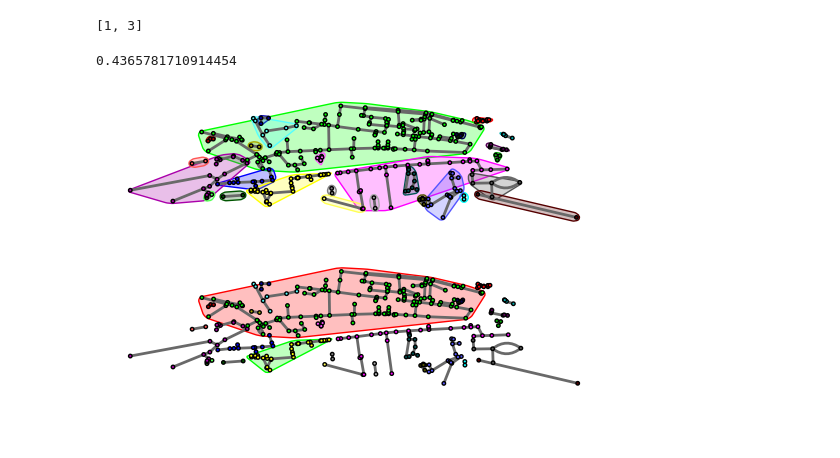
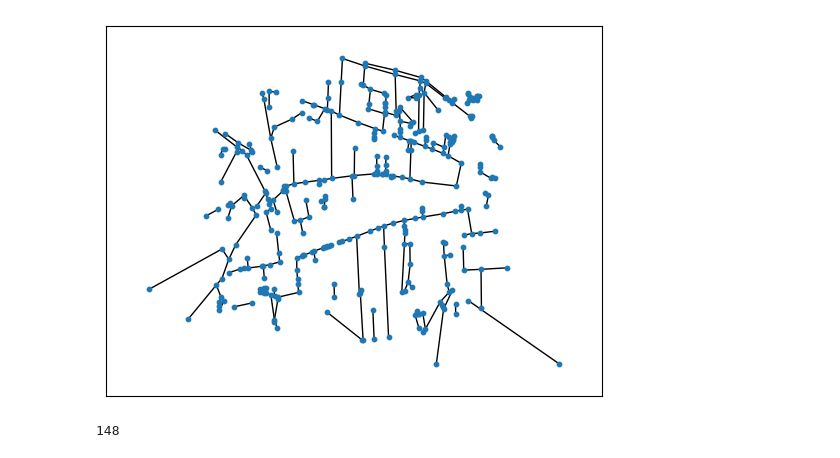
Before and after one commit to jxnw/cycle-routes, a Jupyter notebook: notebooks/filtered_small_map.ipynb, the cells around one changed output. Cells and saved outputs as stored; diff of their text form; code cells hidden in the pictures; blank space fills up the shorter version.

Commit message:
Replace igraph with networkx

```diff
--- a/notebooks/filtered_small_map.ipynb
+++ b/notebooks/filtered_small_map.ipynb
@@ -91,2 +72,2 @@ print(len(all_nodes))
 # %%
-layout = [(float(node.lon), float(node.lat)) for node in all_nodes]
+layout = {node.id: (float(node.lon), float(node.lat)) for node in all_nodes}
@@ -132,23 +74,6 @@ len(sorted_components[0][1])
-# %%
-# index of largest and second largest components
-max_indices = [sorted_components[0][0], sorted_components[1][0]]
-max_indices
-# %% [output]
-[1, 3]
-# %%
-# proportion of nodes covered by the largest component
-len(sorted_components[0][1]) / len(all_nodes)
-# %% [output]
-0.4365781710914454
-# %%
-fig, ax = plt.subplots()
-ig.plot(components, target=ax, layout=layout, vertex_size=0.0002, bbox=(800,400), mark_groups=True)
-plt.show()
-# %% [output]
-[figure, removed]
-# %%
-fig, ax = plt.subplots()
-ig.plot(components, target=ax, layout=layout, vertex_size=0.0002, bbox=(800,400), mark_groups=max_indices)
-plt.show()
-# %% [output]
-[figure, removed]
+# %%
+G = nx.Graph(edges)
+# %%
+nx.draw_networkx(G, pos=layout, with_labels=False, node_size=10)
+# %% [output]
+[figure, added]
@@ -154,0 +92,5 @@ plt.show()
+# %%
+sorted_groups = sorted(nx.connected_components(G), key=lambda g: group_area(g, layout), reverse=True)
+len(sorted_groups[0])
+# %% [output]
+148
```
Also changed, not shown: parts of 15 cells of this notebook, 3 other files.
